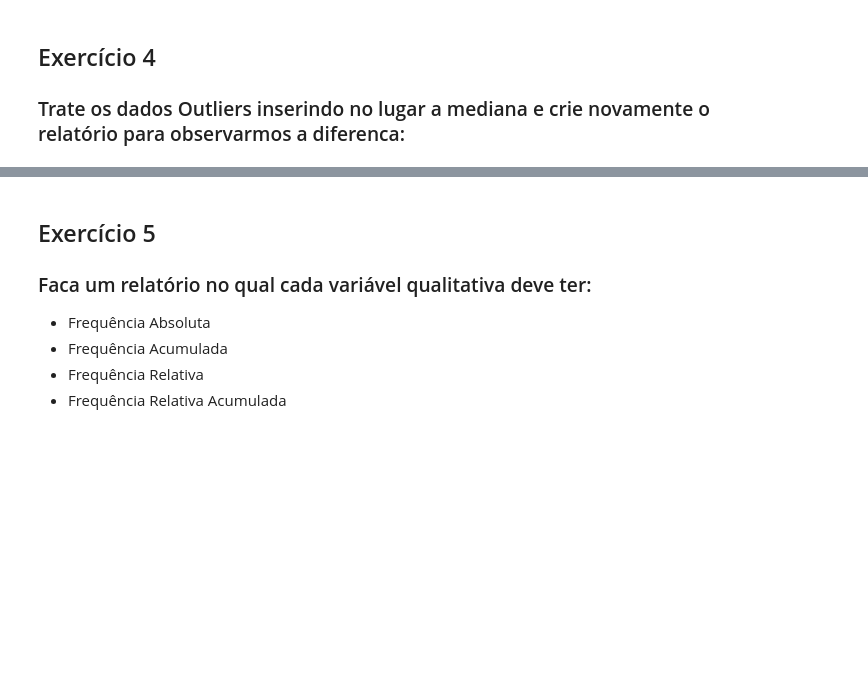
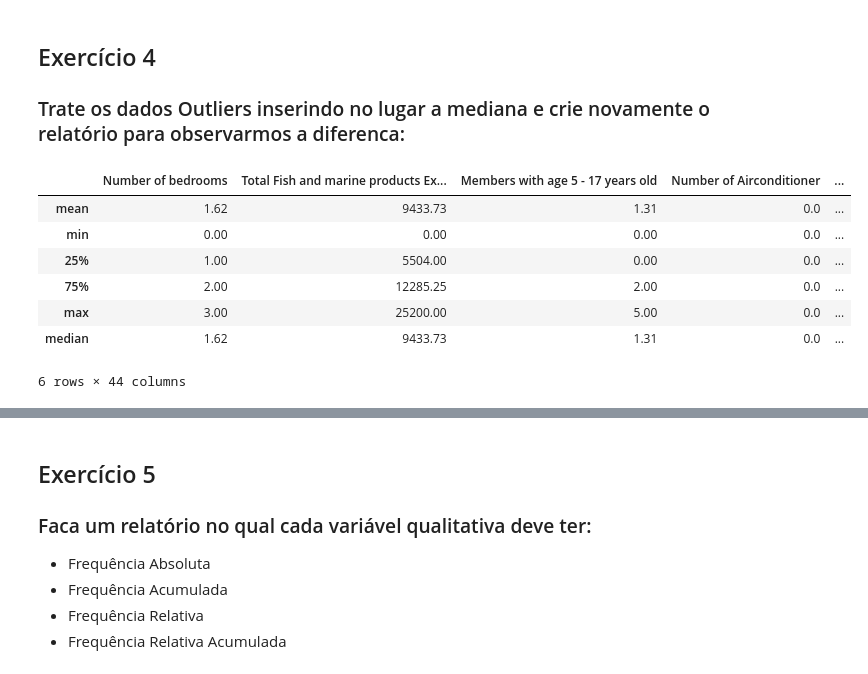
Before and after one commit to wandgibaut/lets_code_g6, a Jupyter notebook: main.ipynb, the cells around one changed output, grey strips where cells are left out. Saved outputs shown, nothing was run; the diff lists cells and outputs as text; code cells hidden in the pictures; blank space fills up the shorter version.

```diff
--- a/main.ipynb
+++ b/main.ipynb
@@ -50,3 +50,19 @@ described_data.round(2)
 # %% [markdown]
 <h2>Exercício 4</h2>
 <h3>Trate os dados Outliers inserindo no lugar a mediana e crie novamente o relatório para observarmos a diferenca:</h3>
+# %%
+median_data = Helper.replace_outliers(database.data[database.quanti], described_data.loc['median'])
+
+described_median_data = median_data.describe()
+described_median_data = described_median_data.drop(labels=['std', 'count', '50%'], axis=0)
+described_median_data = Helper.add_new_row(described_median_data, np.median, 'median')
+described_median_data.round(2)
+# %% [output]
+|  | Number of bedrooms | Total Fish and marine products Ex... | Members with age 5 - 17 years old | Number of Airconditioner | ... |
+| mean | 1.62 | 9433.73 | 1.31 | 0.0 | ... |
+| min | 0.00 | 0.00 | 0.00 | 0.0 | ... |
+| 25% | 1.00 | 5504.00 | 0.00 | 0.0 | ... |
+| 75% | 2.00 | 12285.25 | 2.00 | 0.0 | ... |
+| max | 3.00 | 25200.00 | 5.00 | 0.0 | ... |
+| median | 1.62 | 9433.73 | 1.31 | 0.0 | ... |
+6 rows × 44 columns
```
Also changed, not shown: parts of 3 cells of this notebook, 1 other file.
